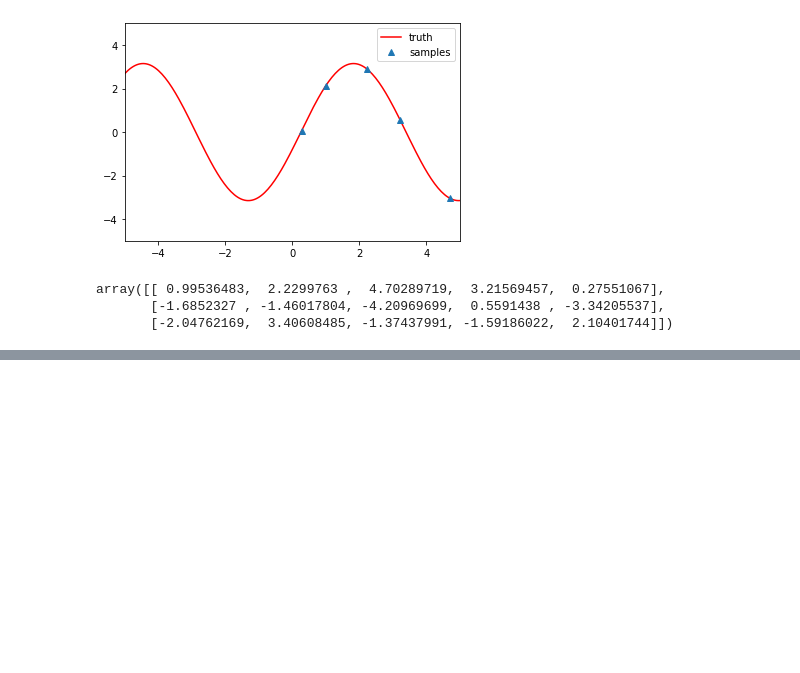
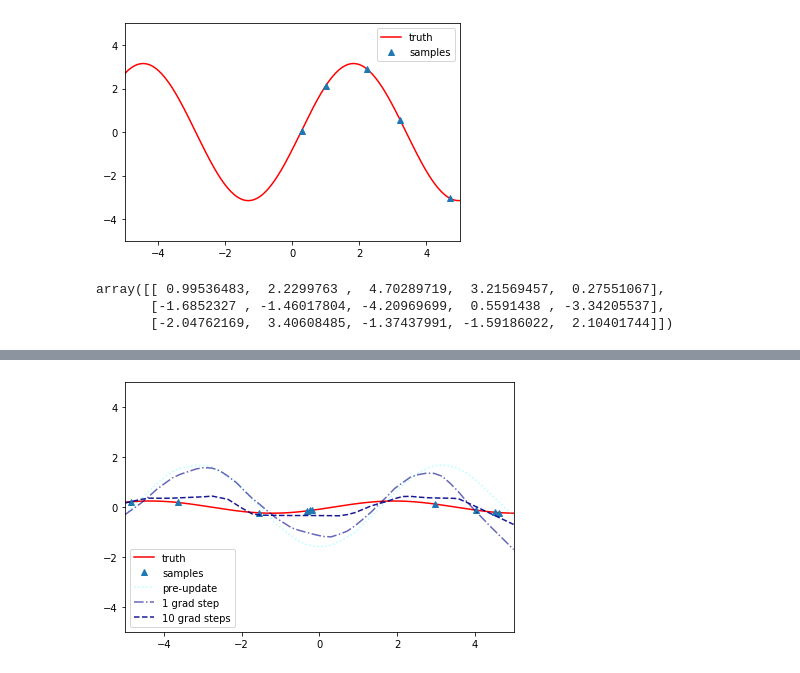
Before and after one commit to tpgillam/meta_learning, a Jupyter notebook: sinusoid.ipynb, the cells around one changed output, grey strips where cells are left out. Drawn from its saved outputs; the diff is of its cells as text; code cells hidden in the pictures; blank space fills up the shorter version.

```diff
--- a/sinusoid.ipynb
+++ b/sinusoid.ipynb
@@ -299,0 +324,4 @@ list(module.parameters())
+# %%
+meta_test(module, learning_rate=0.02)
+# %% [output]
+[figure, added]
```
Also changed, not shown: parts of 12 cells of this notebook.
